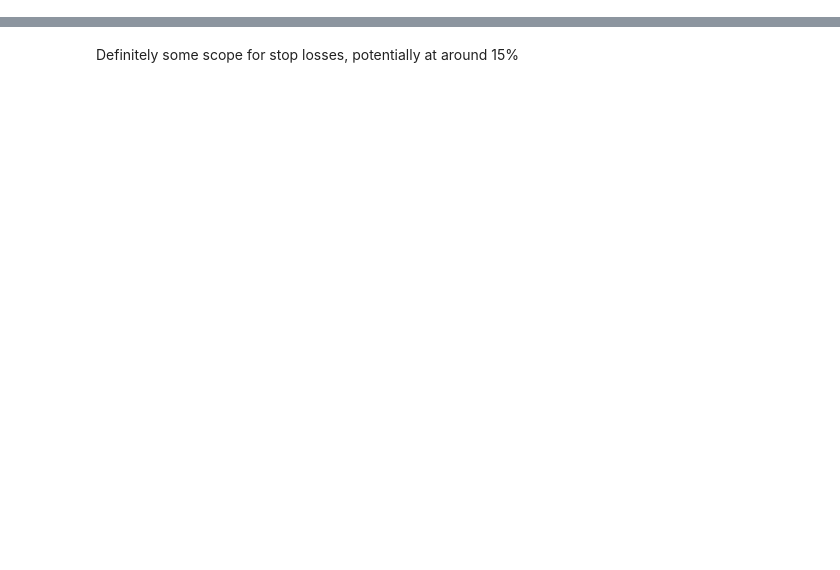
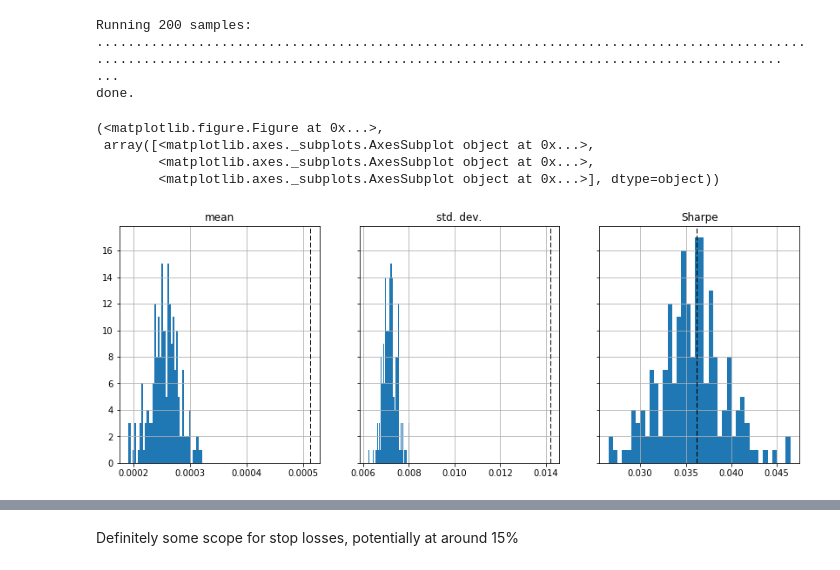
Before and after one commit to chetanmehra/EnsembleSystemDevelopment, a Jupyter notebook: EMA cross analysis.ipynb, the cells around one changed output, grey strips where cells are left out. Drawn from its saved outputs; the diff is of its cells as text; code cells hidden in the pictures; blank space fills up the shorter version.

Commit message:
Working on strategy assessment process - sampling, filter performance

```diff
--- a/EMA cross analysis.ipynb
+++ b/EMA cross analysis.ipynb
@@ -48,0 +80,15 @@ Generated 5148 trades.
+# %%
+from system.analysis import Sampler
+sampler = Sampler(N = 200, subset_fraction = 0.5)
+sampler.check_robustness(strategy.returns)
+# %% [output]
+Running 200 samples: ................................................................................................................................................................................... ...
+done.
+# %%
+sampler.sample_hist(bins = 40)
+# %% [output]
+(<matplotlib.figure.Figure at 0x...>,
+ array([<matplotlib.axes._subplots.AxesSubplot object at 0x...>,
+        <matplotlib.axes._subplots.AxesSubplot object at 0x...>,
+        <matplotlib.axes._subplots.AxesSubplot object at 0x...>], dtype=object))
+[figure, added]
```
Also changed, not shown: parts of 41 cells of this notebook, 7 other files.
